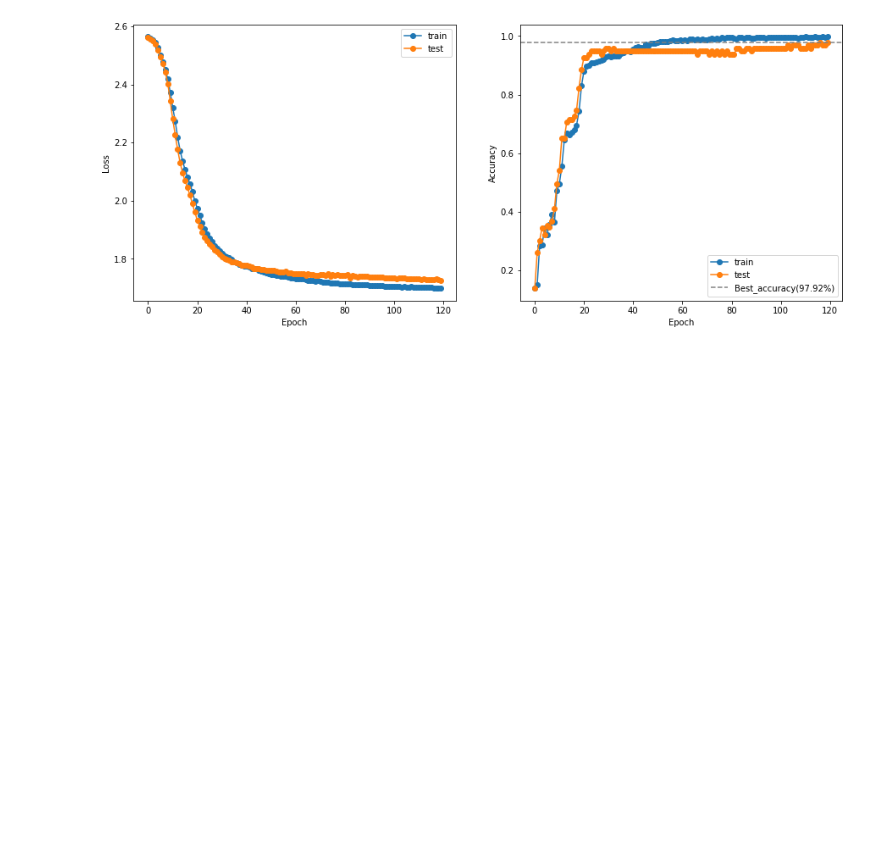
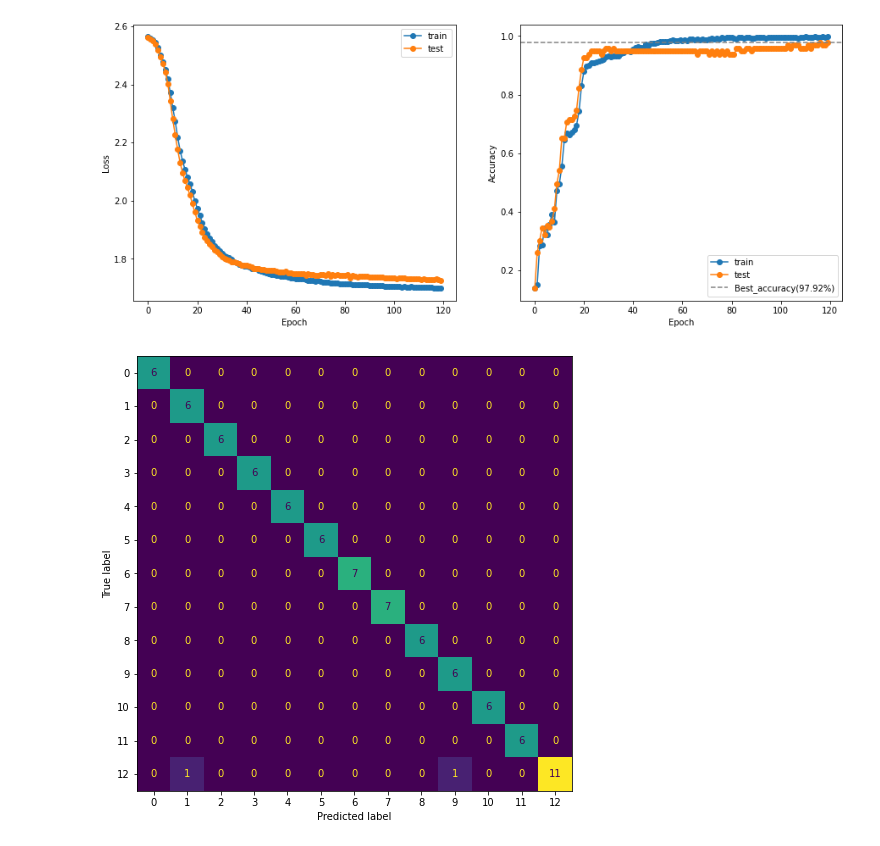
Before and after one commit to MLphile/gesture_based_youtube_control, a Jupyter notebook: train.ipynb, the cells around one changed output. Drawn from its saved outputs; the diff is of its cells as text; code cells hidden in the pictures; blank space fills up the shorter version.

Commit message:
added confusion in train file

```diff
--- a/train.ipynb
+++ b/train.ipynb
@@ -44,7 +29,6 @@ Name: 0, dtype: float64
 # %%
+# Train and test sets
+train_data, test_data = train_test_split(data, test_size = 0.2, random_state = 0, stratify = data[0])
 
-train_data, test_data = train_test_split(data, test_size = 0.2, random_state = 0, stratify = data[0])
-train_data.reset_index(drop=True, inplace=True)
-test_data.reset_index(drop=True, inplace=True)
-train_data.shape, test_data.shape
+print(f'samples training data:{train_data.shape[0]} | samples test data:{test_data.shape[0]}')
 # %% [output]
@@ -69,4 +50,5 @@ len(train_set), len(test_set)
 # %%
-trainloader = DataLoader(train_set, batch_size = 16, shuffle = True)
-testloader = DataLoader(test_set, batch_size = 16, shuffle = False)
+b_size = 16
+trainloader = DataLoader(train_set, batch_size = b_size, shuffle = True)
+testloader = DataLoader(test_set, batch_size = b_size, shuffle = False)
 # %%
@@ -234,3 +220,24 @@ Train loss: 1.6992
 Test accuracy: 97.92%
 ====================================================================================================
 [figure]
+# %%
+# Confusion matrix
+y_pred = []
+y_true = []
+model.eval()
+with torch.no_grad():
+    for x_test_batch, y_test_batch in testloader:
+        x_test_batch = x_test_batch.to(device)
+
+        # predictions
+        test_preds = torch.argmax( model(x_test_batch), dim=1).to('cpu')
+
+        # store all prediction and true values
+        y_true.extend(y_test_batch)
+        y_pred.extend(test_preds)
+
+
+_ , ax = plt.subplots(figsize=(8,8))
+ConfusionMatrixDisplay.from_predictions(torch.tensor(y_true), torch.tensor(y_pred), ax = ax, colorbar = False);
+# %% [output]
+[figure, added]
```
Also changed, not shown: parts of 8 cells of this notebook, 3 other files.
